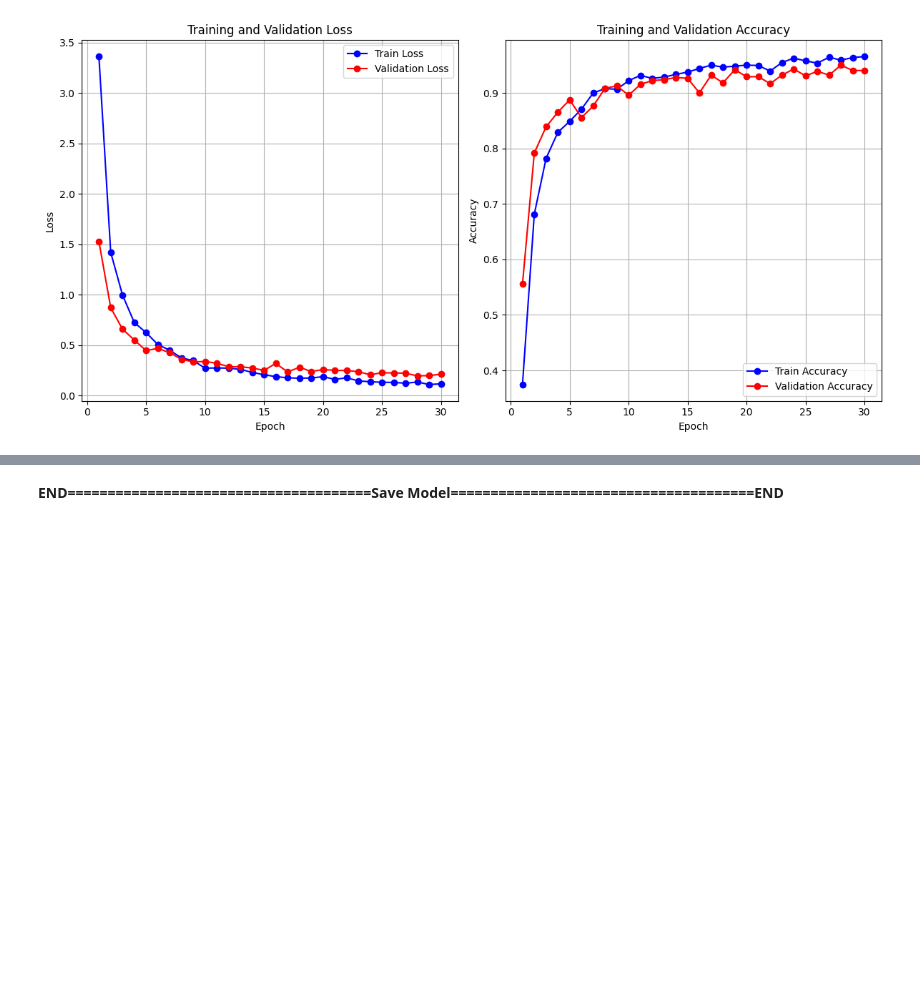
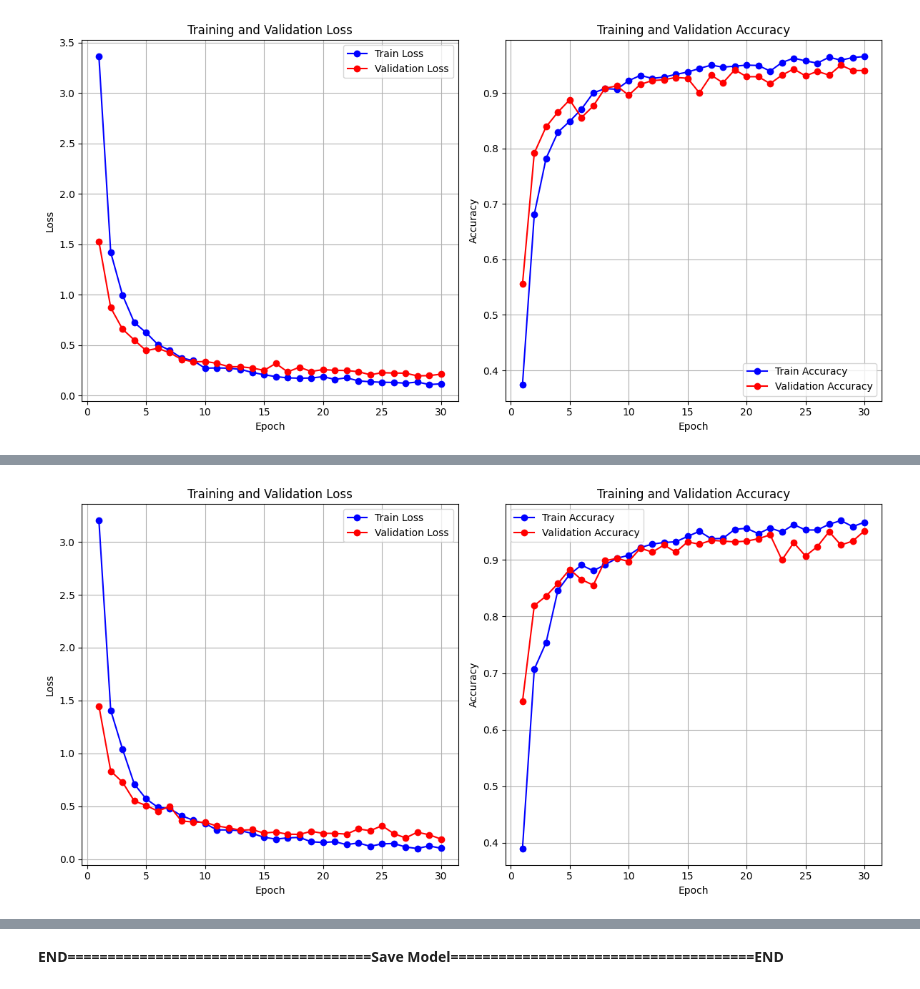
Before and after one commit to kruizo/model-training, a Jupyter notebook: ThesisFinal2.ipynb, the cells around one changed output, grey strips where cells are left out. Drawn from its saved outputs; the diff is of its cells as text; code cells hidden in the pictures; blank space fills up the shorter version.

```diff
--- a/ThesisFinal2.ipynb
+++ b/ThesisFinal2.ipynb
@@ -1109,0 +1220,6 @@ plot_from_history(proposed_history, max_epochs=30)
+# %%
+# loaded_history = load_history_from_csv('./saved_models/history/TrainAndValidate_Rightway_TEST3_torch_history_baselineb16notauglr001notenhancedtraintime_freezeAllEpoch30withclassweights.csv')
+# ENHANCED
+plot_from_history(proposed_history, max_epochs=30)
+# %% [output]
+[figure, added]
```
Also changed, not shown: parts of 20 cells of this notebook.
